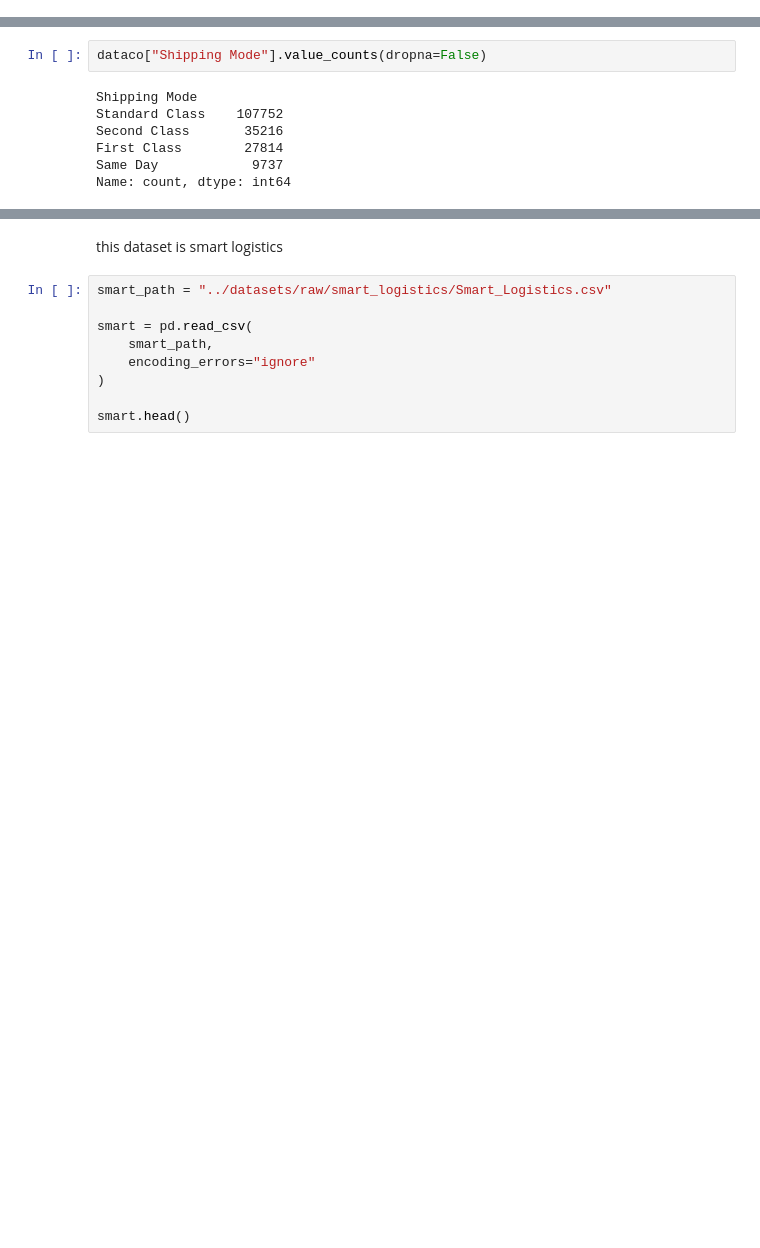
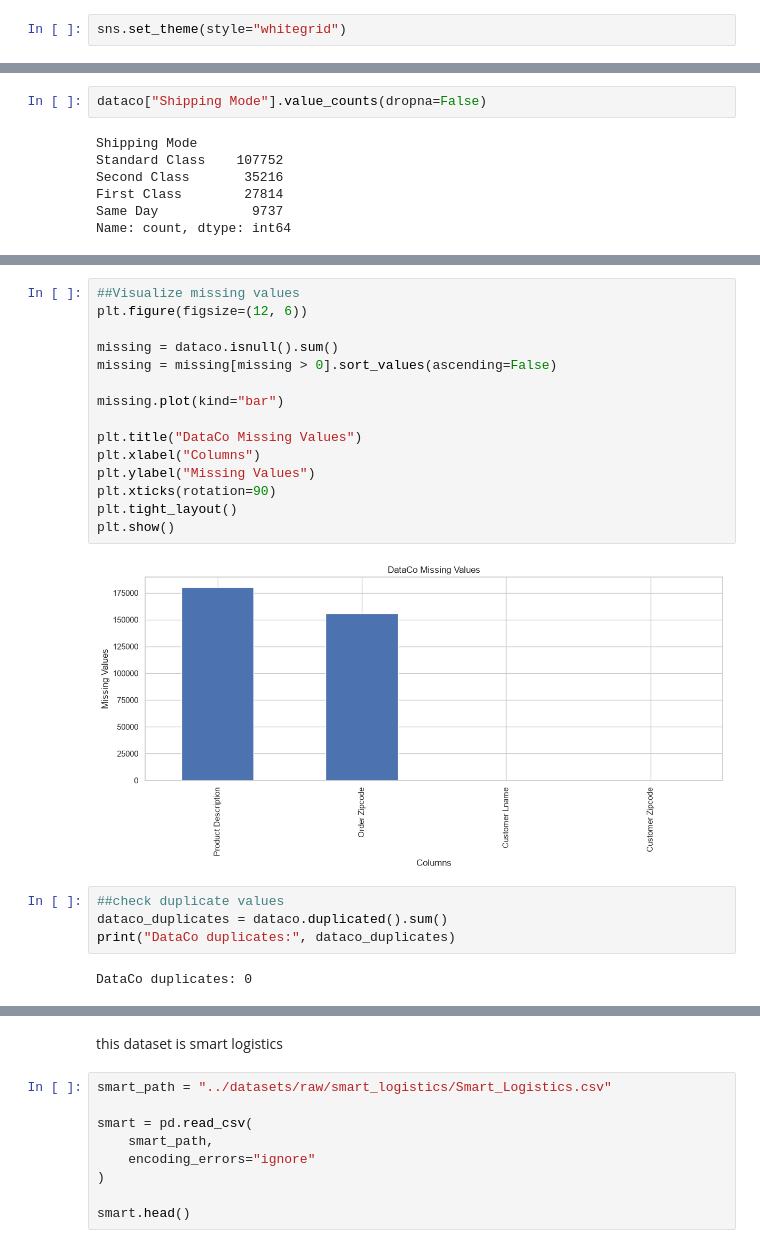
Before and after one commit to anuj22045/cargopulse-ai, a Jupyter notebook: backend/notebooks/01_dataset_analysis.ipynb, the cells around one changed output, grey strips where cells are left out. Drawn from its saved outputs; the diff is of its cells as text; blank space fills up the shorter version.

```diff
--- a/backend/notebooks/01_dataset_analysis.ipynb
+++ b/backend/notebooks/01_dataset_analysis.ipynb
@@ -6,3 +11,5 @@ import seaborn as sns
+# %%
+sns.set_theme(style="whitegrid")
 # %%
 pd.set_option("display.max_columns", None)
 pd.set_option("display.max_rows", 100)
@@ -172,0 +291,23 @@ Name: count, dtype: int64
+# %%
+##Visualize missing values
+plt.figure(figsize=(12, 6))
+
+missing = dataco.isnull().sum()
+missing = missing[missing > 0].sort_values(ascending=False)
+
+missing.plot(kind="bar")
+
+plt.title("DataCo Missing Values")
+plt.xlabel("Columns")
+plt.ylabel("Missing Values")
+plt.xticks(rotation=90)
+plt.tight_layout()
+plt.show()
+# %% [output]
+[figure, added]
+# %%
+##check duplicate values
+dataco_duplicates = dataco.duplicated().sum()
+print("DataCo duplicates:", dataco_duplicates)
+# %% [output]
+DataCo duplicates: 0
```
Also changed, not shown: parts of 102 cells of this notebook, 1 other file.
